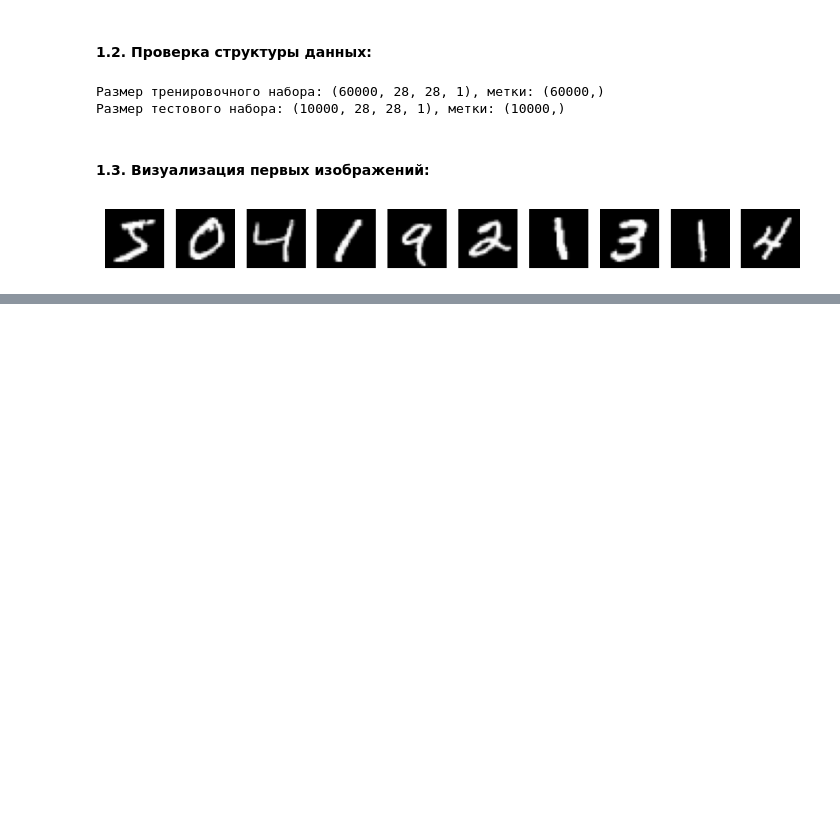
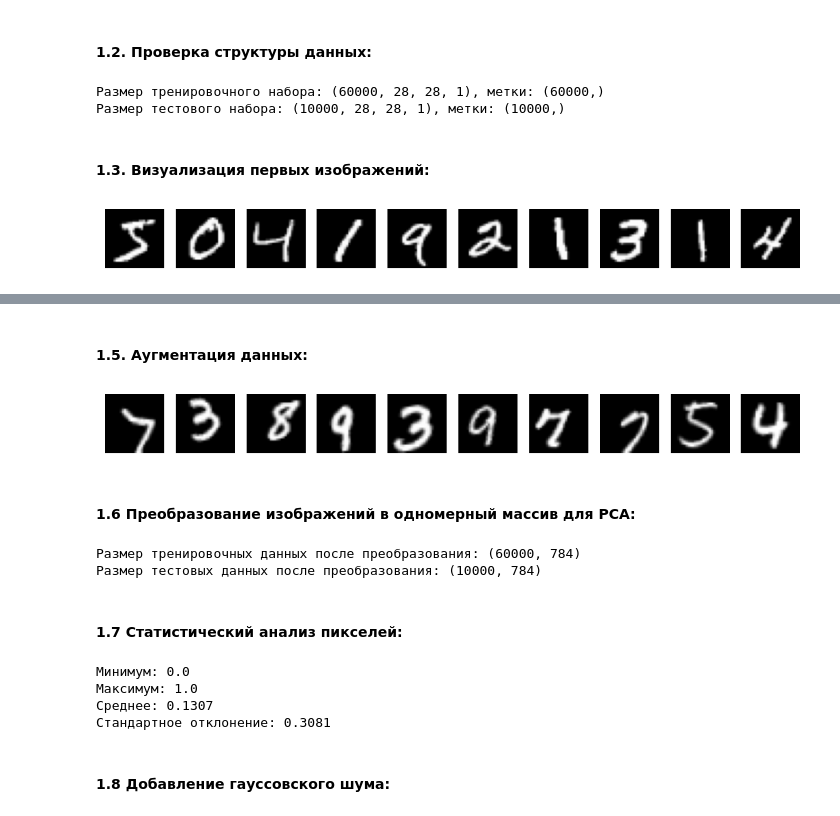
Before and after one commit to tarasovEgor/DeepLearningKurs, a Jupyter notebook: src/lab_4/VAE_lab_4.ipynb, the cells around one changed output, grey strips where cells are left out. Cells and saved outputs as stored; diff of their text form; code cells hidden in the pictures; blank space fills up the shorter version.

```diff
--- a/src/lab_4/VAE_lab_4.ipynb
+++ b/src/lab_4/VAE_lab_4.ipynb
@@ -80,0 +99,52 @@ plt.show()
+# %% [markdown]
+#### 1.5. Аугментация данных:
+# %%
+datagen = ImageDataGenerator(
+    rotation_range=15,
+    width_shift_range=0.1,
+    height_shift_range=0.1,
+    zoom_range=0.1
+)
+
+datagen.fit(x_train)
+
+augmented_images, augmented_labels = next(
+    datagen.flow(x_train, y_train, batch_size=10)
+)
+
+plt.figure(figsize=(10, 2))
+
+for i in range(10):
+    plt.subplot(1, 10, i + 1)
+    plt.imshow(augmented_images[i].reshape(28, 28), cmap="gray")
+    plt.axis("off")
+
+plt.show()
+# %% [output]
+[figure, added]
+# %% [markdown]
+#### 1.6 Преобразование изображений в одномерный массив для PCA:
+# %%
+# Преобразование изображений 28x28x1 в одномерные векторы длиной 784
+x_train_flat = x_train.reshape(len(x_train), -1)
+x_test_flat = x_test.reshape(len(x_test), -1)
+
+print(f"Размер тренировочных данных после преобразования: {x_train_flat.shape}")
+print(f"Размер тестовых данных после преобразования: {x_test_flat.shape}")
+# %% [output]
+Размер тренировочных данных после преобразования: (60000, 784)
+Размер тестовых данных после преобразования: (10000, 784)
+# %% [markdown]
+#### 1.7 Cтатистический анализ пикселей:
+# %%
+print(f"Минимум: {x_train.min()}")
+print(f"Максимум: {x_train.max()}")
+print(f"Среднее: {x_train.mean():.4f}")
+print(f"Стандартное отклонение: {x_train.std():.4f}")
+# %% [output]
+Минимум: 0.0
+Максимум: 1.0
+Среднее: 0.1307
+Стандартное отклонение: 0.3081
+# %% [markdown]
+#### 1.8 Добавление гауссовского шума:
```
Also changed, not shown: parts of 5 cells of this notebook.
